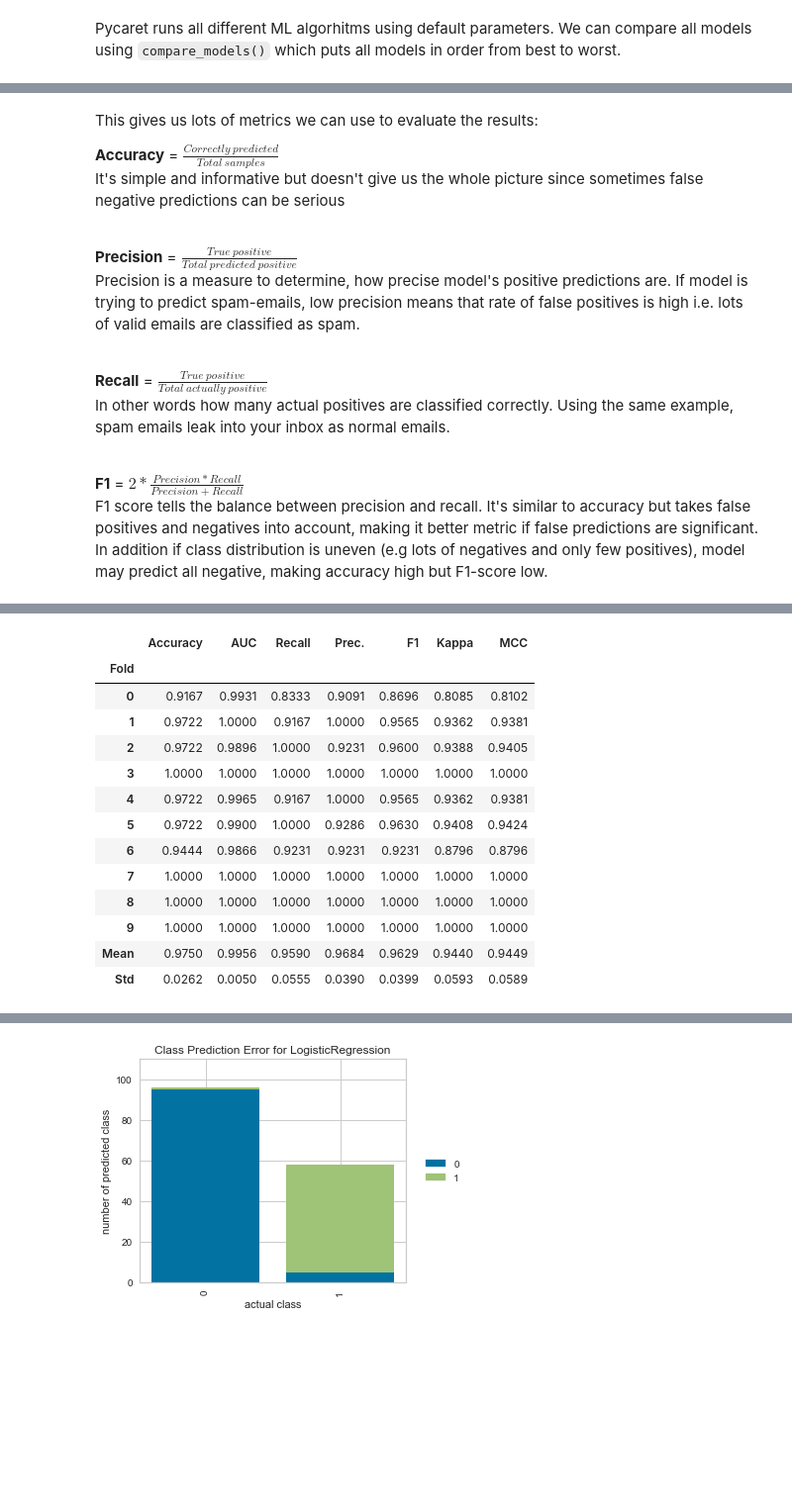
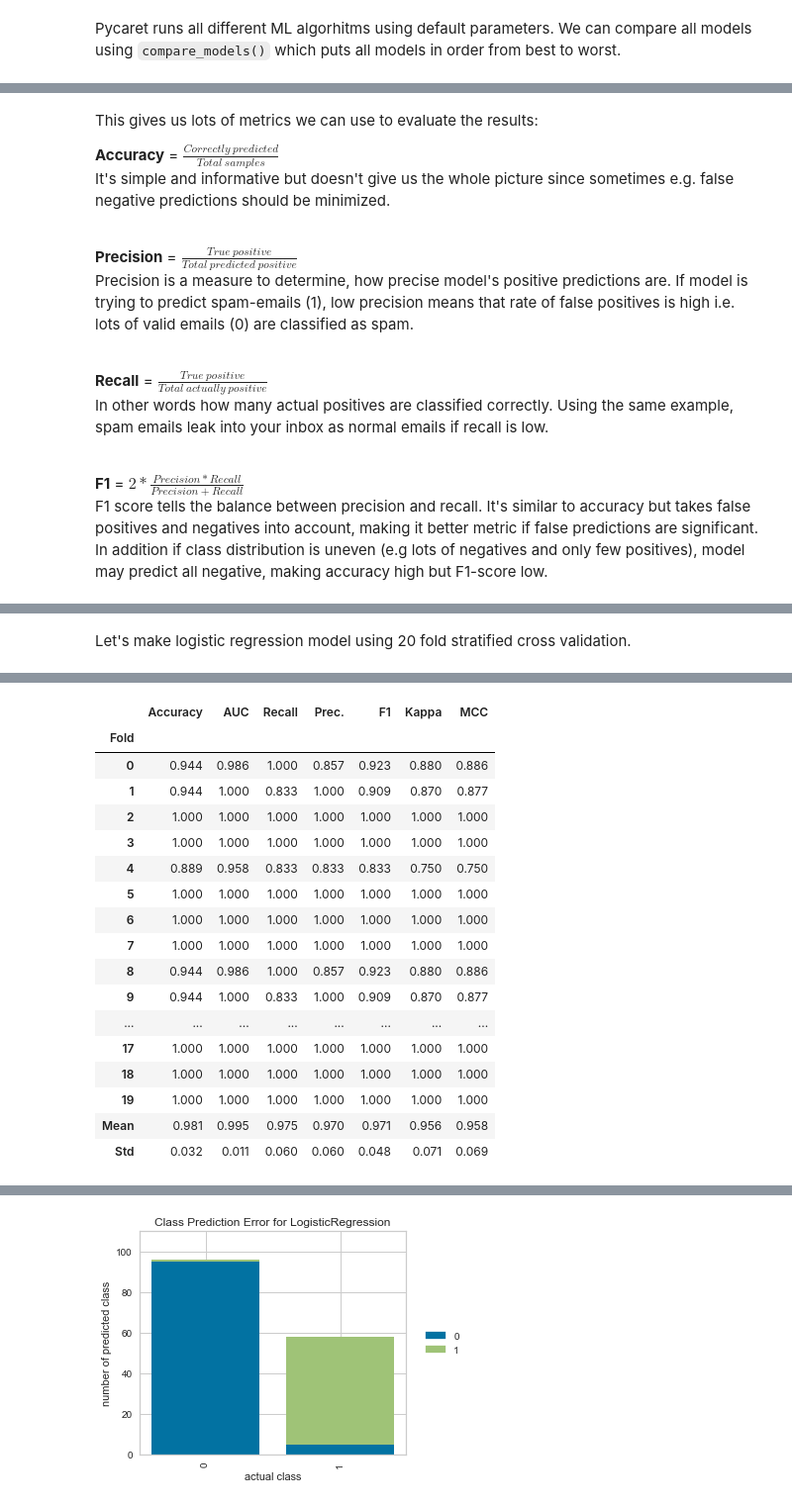
Before and after one commit to orchidalgia/CBM101, a Jupyter notebook: F_Machine_learning/2_Supervised-Learning/Pycaret - Classification.ipynb, the cells around one changed output, grey strips where cells are left out. Shown: that part at 99% size. Drawn from its saved outputs; the diff is of its cells as text; code cells hidden in the pictures; blank space fills up the shorter version.

```diff
--- a/F_Machine_learning/2_Supervised-Learning/Pycaret - Classification.ipynb
+++ b/F_Machine_learning/2_Supervised-Learning/Pycaret - Classification.ipynb
@@ -189,18 +197,20 @@ This gives us lots of metrics we can use to evaluate the results:
 
 
 **Accuracy** = $ \frac{Correctly\:predicted}{Total\:samples}$  <br>
-It's simple and informative but doesn't give us the whole picture since sometimes false negative predictions can be serious<br><br>
+It's simple and informative but doesn't give us the whole picture since sometimes e.g. false negative predictions should be minimized. <br><br>
 
 **Precision** = $ \frac{True\:positive}{Total\:predicted\:positive}$ <br>
-Precision is a measure to determine, how precise model's positive predictions are. If model is trying to predict spam-emails, low precision means that rate of false positives is high i.e. lots of valid emails are classified as spam.<br> <br>
+Precision is a measure to determine, how precise model's positive predictions are. If model is trying to predict spam-emails (1), low precision means that rate of false positives is high i.e. lots of valid emails (0) are classified as spam.<br> <br>
 
 **Recall** = $ \frac{True\:positive}{Total\:actually\:positive}$ <br>
-In other words how many actual positives are classified correctly. Using the same example, spam emails leak into your inbox as normal emails. <br><br>
+In other words how many actual positives are classified correctly. Using the same example, spam emails leak into your inbox as normal emails if recall is low. <br><br>
 
 **F1** = $ 2* \frac{Precision*Recall}{Precision+Recall}$ <br>
 F1 score tells the balance between precision and recall. It's similar to accuracy but takes false positives and negatives into account, making it better metric if false predictions are significant. In addition if class distribution is uneven (e.g lots of negatives and only few positives), model may predict all negative, making accuracy high but F1-score low.
 # %% [markdown]
 <img src="./assets/precisionrecall.png" width="400" height="500">
+# %% [markdown]
+Let's make logistic regression model using 20 fold stratified cross validation.
 # %%
-lr = create_model('lr')
+lr = create_model('lr', fold = 20,  round = 3)
 # %% [output]
@@ -207,17 +218,21 @@ lr = create_model('lr')
 |  | Accuracy | AUC | Recall | Prec. | F1 | Kappa | MCC |
 | Fold |  |  |  |  |  |  |  |
-| 0 | 0.9167 | 0.9931 | 0.8333 | 0.9091 | 0.8696 | 0.8085 | 0.8102 |
-| 1 | 0.9722 | 1.0000 | 0.9167 | 1.0000 | 0.9565 | 0.9362 | 0.9381 |
-| 2 | 0.9722 | 0.9896 | 1.0000 | 0.9231 | 0.9600 | 0.9388 | 0.9405 |
-| 3 | 1.0000 | 1.0000 | 1.0000 | 1.0000 | 1.0000 | 1.0000 | 1.0000 |
-| 4 | 0.9722 | 0.9965 | 0.9167 | 1.0000 | 0.9565 | 0.9362 | 0.9381 |
-| 5 | 0.9722 | 0.9900 | 1.0000 | 0.9286 | 0.9630 | 0.9408 | 0.9424 |
-| 6 | 0.9444 | 0.9866 | 0.9231 | 0.9231 | 0.9231 | 0.8796 | 0.8796 |
-| 7 | 1.0000 | 1.0000 | 1.0000 | 1.0000 | 1.0000 | 1.0000 | 1.0000 |
-| 8 | 1.0000 | 1.0000 | 1.0000 | 1.0000 | 1.0000 | 1.0000 | 1.0000 |
-| 9 | 1.0000 | 1.0000 | 1.0000 | 1.0000 | 1.0000 | 1.0000 | 1.0000 |
-| Mean | 0.9750 | 0.9956 | 0.9590 | 0.9684 | 0.9629 | 0.9440 | 0.9449 |
-| Std | 0.0262 | 0.0050 | 0.0555 | 0.0390 | 0.0399 | 0.0593 | 0.0589 |
+| 0 | 0.944 | 0.986 | 1.000 | 0.857 | 0.923 | 0.880 | 0.886 |
+| 1 | 0.944 | 1.000 | 0.833 | 1.000 | 0.909 | 0.870 | 0.877 |
+| 2 | 1.000 | 1.000 | 1.000 | 1.000 | 1.000 | 1.000 | 1.000 |
+| 3 | 1.000 | 1.000 | 1.000 | 1.000 | 1.000 | 1.000 | 1.000 |
+| 4 | 0.889 | 0.958 | 0.833 | 0.833 | 0.833 | 0.750 | 0.750 |
+| 5 | 1.000 | 1.000 | 1.000 | 1.000 | 1.000 | 1.000 | 1.000 |
+| 6 | 1.000 | 1.000 | 1.000 | 1.000 | 1.000 | 1.000 | 1.000 |
+| 7 | 1.000 | 1.000 | 1.000 | 1.000 | 1.000 | 1.000 | 1.000 |
+| 8 | 0.944 | 0.986 | 1.000 | 0.857 | 0.923 | 0.880 | 0.886 |
+| 9 | 0.944 | 1.000 | 0.833 | 1.000 | 0.909 | 0.870 | 0.877 |
+| ... | ... | ... | ... | ... | ... | ... | ... |
+| 17 | 1.000 | 1.000 | 1.000 | 1.000 | 1.000 | 1.000 | 1.000 |
+| 18 | 1.000 | 1.000 | 1.000 | 1.000 | 1.000 | 1.000 | 1.000 |
+| 19 | 1.000 | 1.000 | 1.000 | 1.000 | 1.000 | 1.000 | 1.000 |
+| Mean | 0.981 | 0.995 | 0.975 | 0.970 | 0.971 | 0.956 | 0.958 |
+| Std | 0.032 | 0.011 | 0.060 | 0.060 | 0.048 | 0.071 | 0.069 |
 # %%
 plot_model(lr, plot='feature')
 # %% [output]
```
Also changed, not shown: parts of 17 cells of this notebook, 3 other files.
